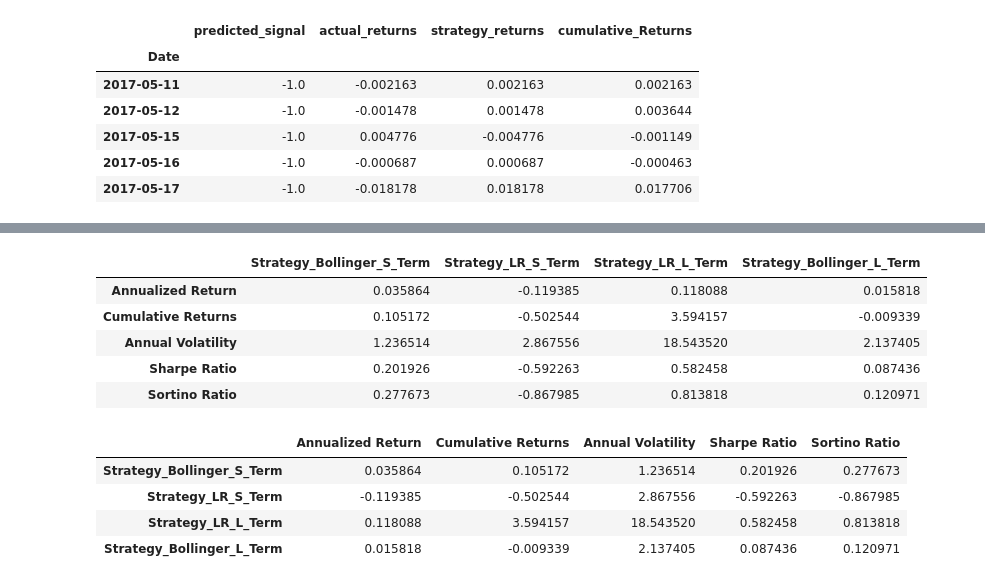
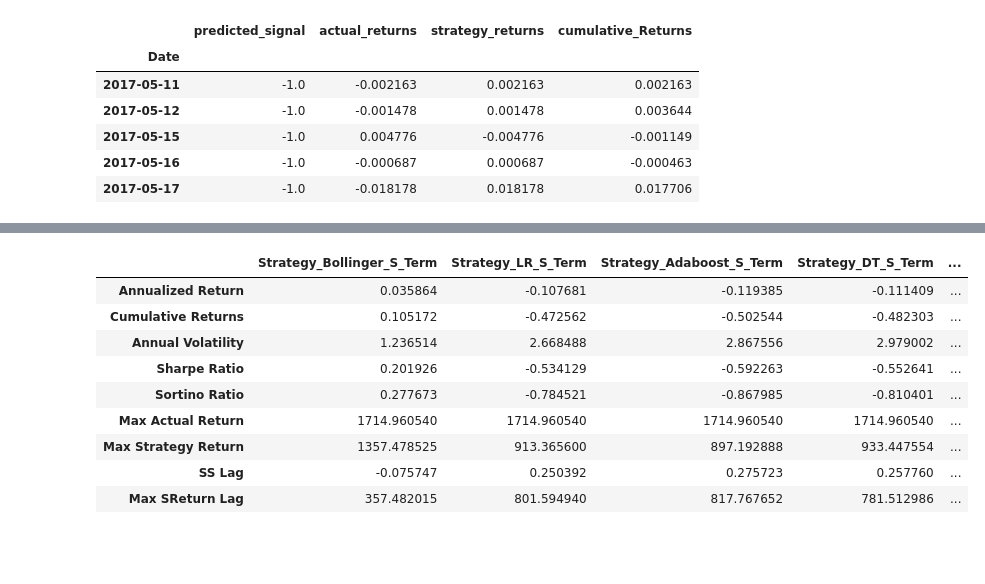
Before and after one commit to roybooker/Project-2-group-4, a Jupyter notebook: src/Data_Visualization.ipynb, the cells around one changed output, grey strips where cells are left out. Saved outputs shown, nothing was run; the diff lists cells and outputs as text; code cells hidden in the pictures; blank space fills up the shorter version.

```diff
--- a/src/Data_Visualization.ipynb
+++ b/src/Data_Visualization.ipynb
@@ -168,0 +175,9 @@ def strategy_dd (title, strategy1,strategy1_label, strategy2 ,strategy2_label):
+# %%
+Strategy_Adaboost_L_Term_Metrics = pd.read_csv(
+    Path("../data/Strategy_Adaboost_L_Term_Metrics.csv"),
+    index_col=0,
+
+)
+
+# Review the DataFrame
+Strategy_Adaboost_L_Term_Metrics.head()
@@ -168,0 +210,9 @@ def strategy_dd (title, strategy1,strategy1_label, strategy2 ,strategy2_label):
+# %%
+Strategy_Adaboost_S_Term_Metrics= pd.read_csv(
+    Path("../data/Strategy_Adaboost_S_Term_Metrics.csv"),
+    index_col=0,
+
+)
+
+# Review the DataFrame
+Strategy_Adaboost_S_Term_Metrics.head()
@@ -168,0 +245,9 @@ def strategy_dd (title, strategy1,strategy1_label, strategy2 ,strategy2_label):
+# %%
+Strategy_DT_L_Term_Metrics= pd.read_csv(
+    Path("../data/Strategy_DT_L_Term_Metrics.csv"),
+    index_col=0,
+
+)
+
+# Review the DataFrame
+Strategy_DT_L_Term_Metrics.head()
@@ -168,0 +280,9 @@ def strategy_dd (title, strategy1,strategy1_label, strategy2 ,strategy2_label):
+# %%
+Strategy_DT_S_Term_Metrics = pd.read_csv(
+    Path("../data/Strategy_DT_S_Term_Metrics.csv"),
+    index_col=0,
+
+)
+
+# Review the DataFrame
+Strategy_DT_S_Term_Metrics.head()
@@ -183,22 +335,23 @@ strategies_dd
 # %%
 metric_df = Strategy_Bollinger_S_Term_Metrics.copy()
 metric_df["Strategy_LR_S_Term"]= Strategy_LR_S_Term_Metrics["Strategy_LR_S_Term"]
+metric_df["Strategy_Adaboost_S_Term"]= Strategy_Adaboost_S_Term_Metrics["Strategy_Adaboost_S_Term"]
+metric_df["Strategy_DT_S_Term"]= Strategy_DT_S_Term_Metrics["Strategy_DT_S_Term"]
+
+metric_df["Strategy_Bollinger_L_Term"]= Strategy_Bollinger_L_Term_Metrics["Strategy_Bollinger_L_Term"]
 metric_df["Strategy_LR_L_Term"]= Strategy_LR_L_Term_Metrics["Strategy_LR_L_Term"]
-metric_df["Strategy_Bollinger_L_Term"]= Strategy_Bollinger_L_Term_Metrics["Strategy_Bollinger_L_Term"]
+metric_df["Strategy_Adaboost_L_Term"]= Strategy_Adaboost_L_Term_Metrics["Strategy_Adaboost_L_Term"]
+metric_df["Strategy_DT_L_Term"]= Strategy_DT_L_Term_Metrics["Strategy_DT_L_Term"]
+
 metric_df
 # %% [output]
-|  | Strategy_Bollinger_S_Term | Strategy_LR_S_Term | Strategy_LR_L_Term | Strategy_Bollinger_L_Term |
-| Annualized Return | 0.035864 | -0.119385 | 0.118088 | 0.015818 |
-| Cumulative Returns | 0.105172 | -0.502544 | 3.594157 | -0.009339 |
-| Annual Volatility | 1.236514 | 2.867556 | 18.543520 | 2.137405 |
-| Sharpe Ratio | 0.201926 | -0.592263 | 0.582458 | 0.087436 |
-| Sortino Ratio | 0.277673 | -0.867985 | 0.813818 | 0.120971 |
+|  | Strategy_Bollinger_S_Term | Strategy_LR_S_Term | Strategy_Adaboost_S_Term | Strategy_DT_S_Term | ... |
+| Annualized Return | 0.035864 | -0.107681 | -0.119385 | -0.111409 | ... |
+| Cumulative Returns | 0.105172 | -0.472562 | -0.502544 | -0.482303 | ... |
+| Annual Volatility | 1.236514 | 2.668488 | 2.867556 | 2.979002 | ... |
+| Sharpe Ratio | 0.201926 | -0.534129 | -0.592263 | -0.552641 | ... |
+| Sortino Ratio | 0.277673 | -0.784521 | -0.867985 | -0.810401 | ... |
+| Max Actual Return | 1714.960540 | 1714.960540 | 1714.960540 | 1714.960540 | ... |
+| Max Strategy Return | 1357.478525 | 913.365600 | 897.192888 | 933.447554 | ... |
+| SS Lag | -0.075747 | 0.250392 | 0.275723 | 0.257760 | ... |
+| Max SReturn Lag | 357.482015 | 801.594940 | 817.767652 | 781.512986 | ... |
-# %%
-metric_df = metric_df.T
-metric_df
-# %% [output]
-|  | Annualized Return | Cumulative Returns | Annual Volatility | Sharpe Ratio | Sortino Ratio |
-| Strategy_Bollinger_S_Term | 0.035864 | 0.105172 | 1.236514 | 0.201926 | 0.277673 |
-| Strategy_LR_S_Term | -0.119385 | -0.502544 | 2.867556 | -0.592263 | -0.867985 |
-| Strategy_LR_L_Term | 0.118088 | 3.594157 | 18.543520 | 0.582458 | 0.813818 |
-| Strategy_Bollinger_L_Term | 0.015818 | -0.009339 | 2.137405 | 0.087436 | 0.120971 |
```
Also changed, not shown: parts of 19 cells of this notebook, 29 other files.
